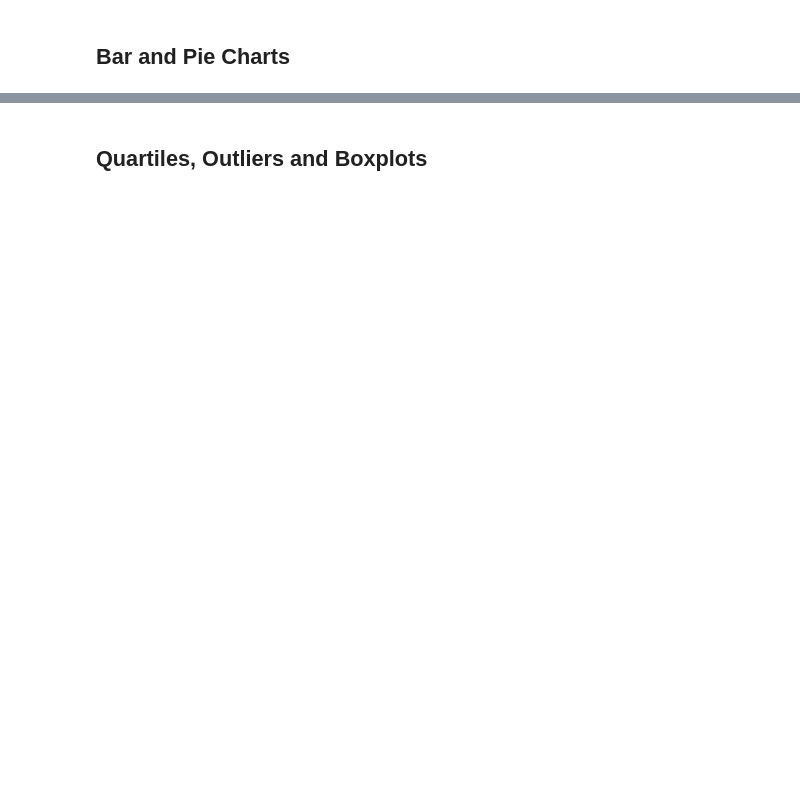
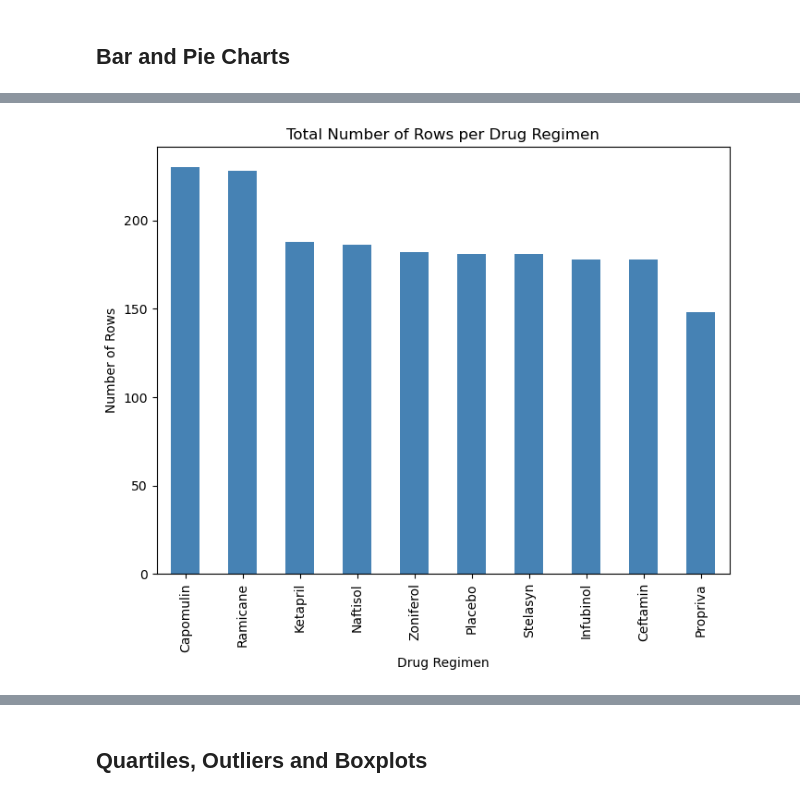
Before and after one commit to cloudyah2015/Matplotlib, a Jupyter notebook: Pymaceuticals/pymaceuticals.ipynb, the cells around one changed output, grey strips where cells are left out. Drawn from its saved outputs; the diff is of its cells as text; code cells hidden in the pictures; blank space fills up the shorter version.

```diff
--- a/Pymaceuticals/pymaceuticals.ipynb
+++ b/Pymaceuticals/pymaceuticals.ipynb
@@ -145,0 +129,13 @@ cleaned_data["Mouse ID"].nunique()
+# %%
+# Generate a bar plot showing the total number of rows (Mouse ID/Timepoints) for each drug regimen using Pandas.
+# Group by Drug Regimen and count the number of rows (Mouse ID/Timepoints)
+drug_regimen_counts = cleaned_data["Drug Regimen"].value_counts()
+
+# Generate a bar plot using Pandas
+drug_regimen_counts.plot(kind="bar", title="Total Number of Rows per Drug Regimen", xlabel="Drug Regimen", ylabel="Number of Rows", figsize=(8, 6), color="steelblue")
+
+# Display the plot
+import matplotlib.pyplot as plt
+plt.show()
+# %% [output]
+[figure, added]
```
Also changed, not shown: parts of 22 cells of this notebook, 1 other file.
